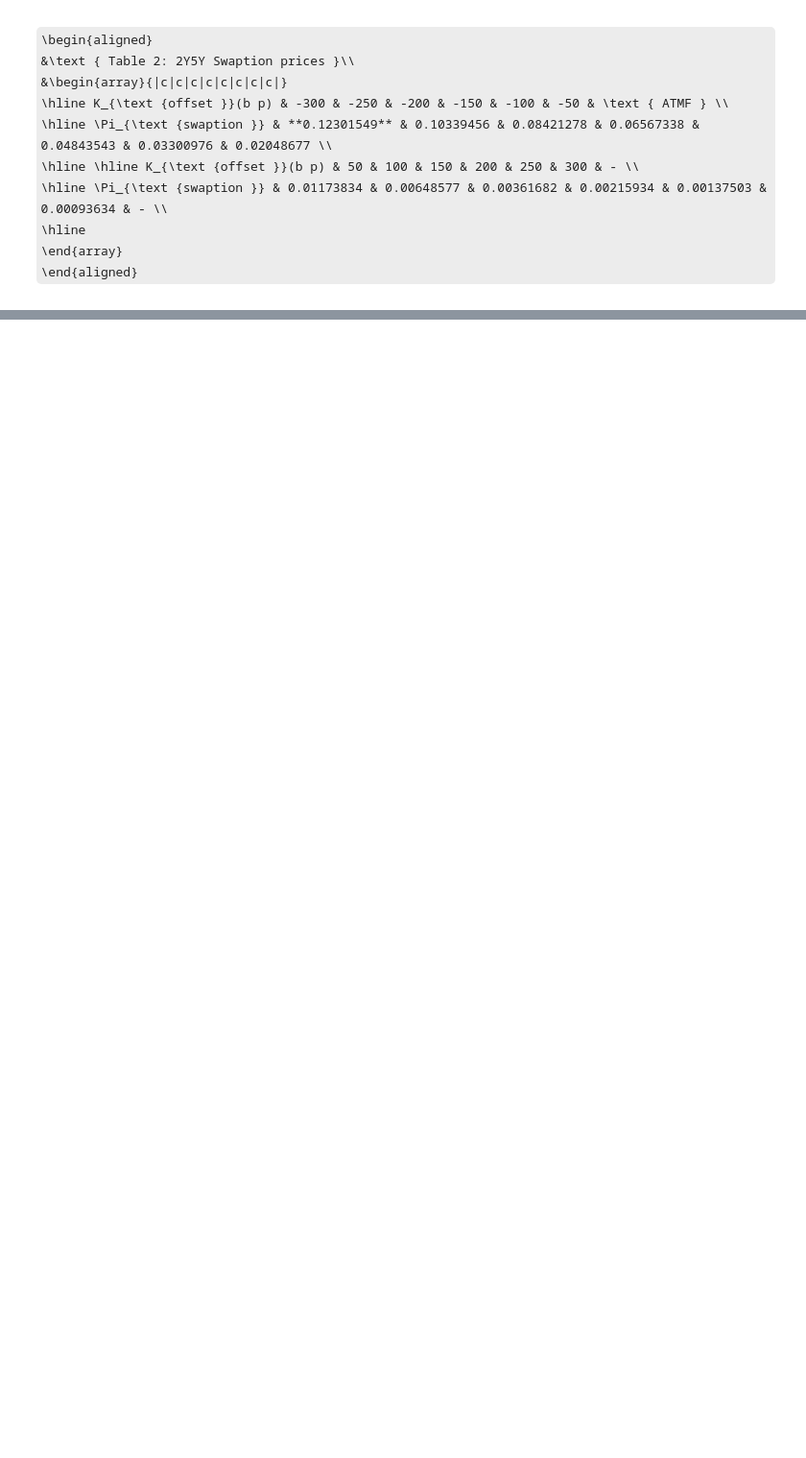
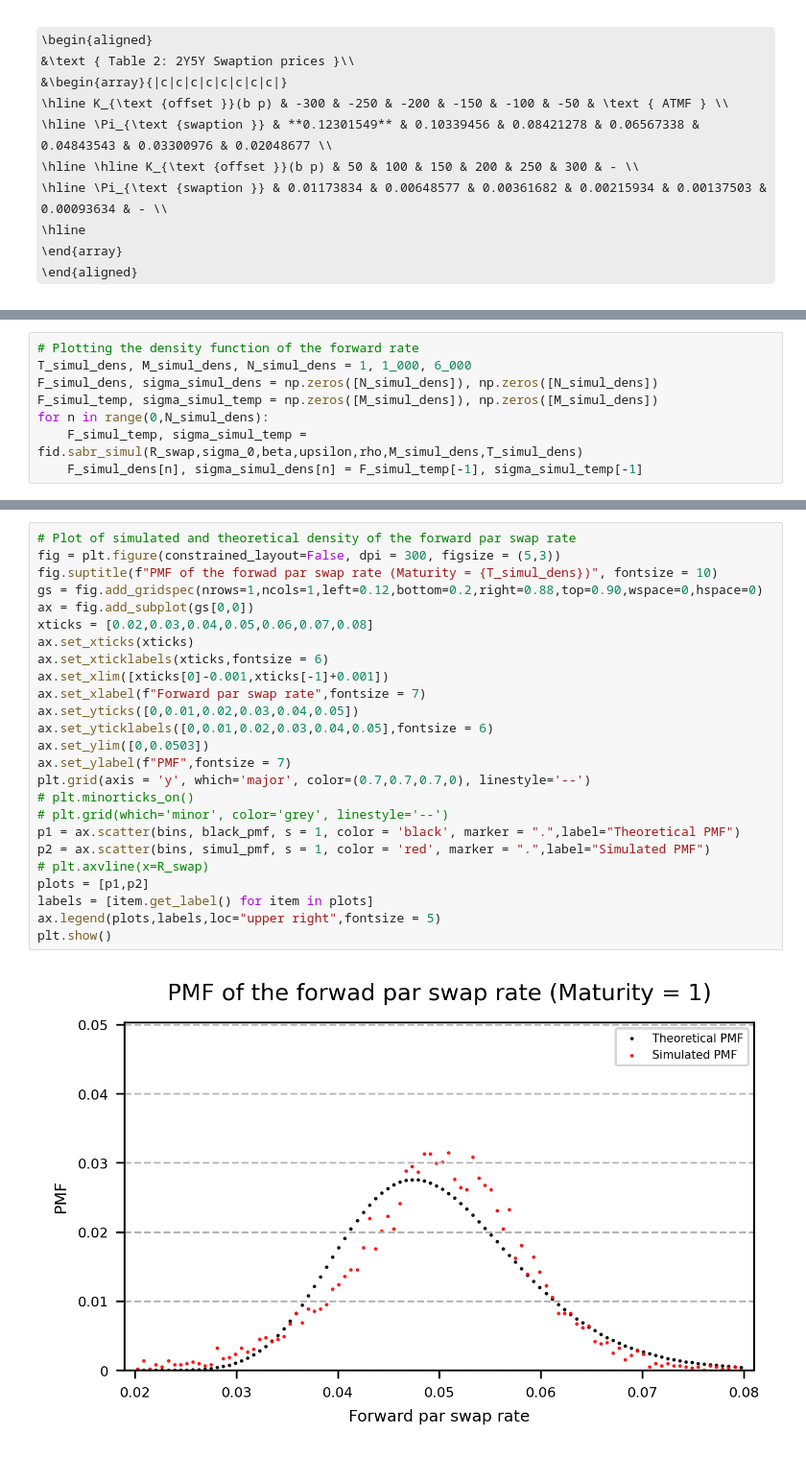
Before and after one commit to HansChristianPOLIT/Fixed-Income-Derivatives, a Jupyter notebook: SABRprep.ipynb, the cells around one changed output, grey strips where cells are left out. Shown at 96% size. Saved outputs shown, nothing was run; the diff lists cells and outputs as text; some formulas as TeX source; blank space fills up the shorter version.

```diff
--- a/SABRprep.ipynb
+++ b/SABRprep.ipynb
@@ -111,0 +241,8 @@ for seed 4 it sits around 6 %, but for seed else volatility blows up. Unlike, Va
+# %%
+# Plotting the density function of the forward rate
+T_simul_dens, M_simul_dens, N_simul_dens = 1, 1_000, 6_000
+F_simul_dens, sigma_simul_dens = np.zeros([N_simul_dens]), np.zeros([N_simul_dens])
+F_simul_temp, sigma_simul_temp = np.zeros([M_simul_dens]), np.zeros([M_simul_dens])
+for n in range(0,N_simul_dens):
+    F_simul_temp, sigma_simul_temp = fid.sabr_simul(R_swap,sigma_0,beta,upsilon,rho,M_simul_dens,T_simul_dens)
+    F_simul_dens[n], sigma_simul_dens[n] = F_simul_temp[-1], sigma_simul_temp[-1]
@@ -111,0 +287,27 @@ for seed 4 it sits around 6 %, but for seed else volatility blows up. Unlike, Va
+# %%
+# Plot of simulated and theoretical density of the forward par swap rate
+fig = plt.figure(constrained_layout=False, dpi = 300, figsize = (5,3))
+fig.suptitle(f"PMF of the forwad par swap rate (Maturity = {T_simul_dens})", fontsize = 10)
+gs = fig.add_gridspec(nrows=1,ncols=1,left=0.12,bottom=0.2,right=0.88,top=0.90,wspace=0,hspace=0)
+ax = fig.add_subplot(gs[0,0])
+xticks = [0.02,0.03,0.04,0.05,0.06,0.07,0.08]
+ax.set_xticks(xticks)
+ax.set_xticklabels(xticks,fontsize = 6)
+ax.set_xlim([xticks[0]-0.001,xticks[-1]+0.001])
+ax.set_xlabel(f"Forward par swap rate",fontsize = 7)
+ax.set_yticks([0,0.01,0.02,0.03,0.04,0.05])
+ax.set_yticklabels([0,0.01,0.02,0.03,0.04,0.05],fontsize = 6)
+ax.set_ylim([0,0.0503])
+ax.set_ylabel(f"PMF",fontsize = 7)
+plt.grid(axis = 'y', which='major', color=(0.7,0.7,0.7,0), linestyle='--')
+# plt.minorticks_on()
+# plt.grid(which='minor', color='grey', linestyle='--')
+p1 = ax.scatter(bins, black_pmf, s = 1, color = 'black', marker = ".",label="Theoretical PMF")
+p2 = ax.scatter(bins, simul_pmf, s = 1, color = 'red', marker = ".",label="Simulated PMF")
+# plt.axvline(x=R_swap)
+plots = [p1,p2]
+labels = [item.get_label() for item in plots]
+ax.legend(plots,labels,loc="upper right",fontsize = 5)
+plt.show()
+# %% [output]
+[figure, added]
```
Also changed, not shown: parts of 73 cells of this notebook.
